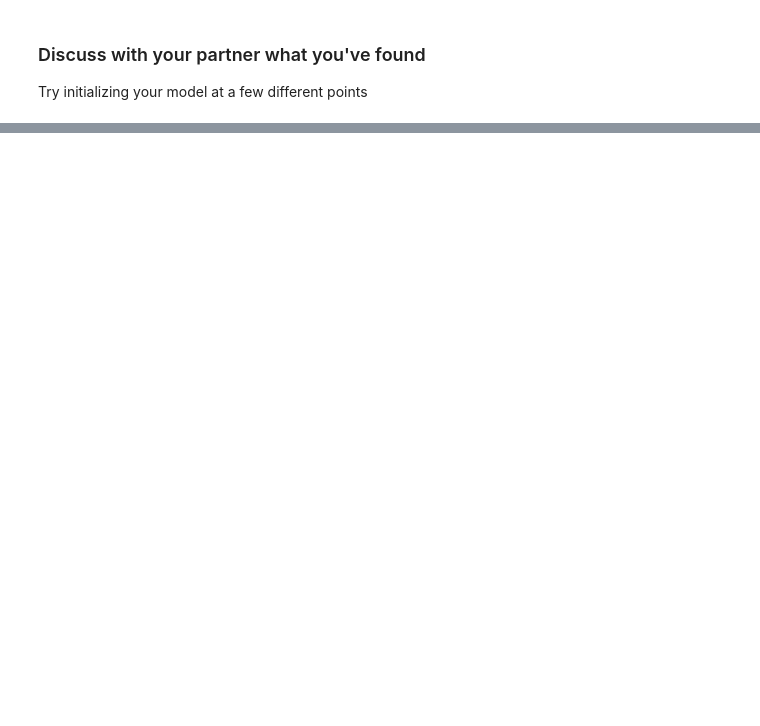
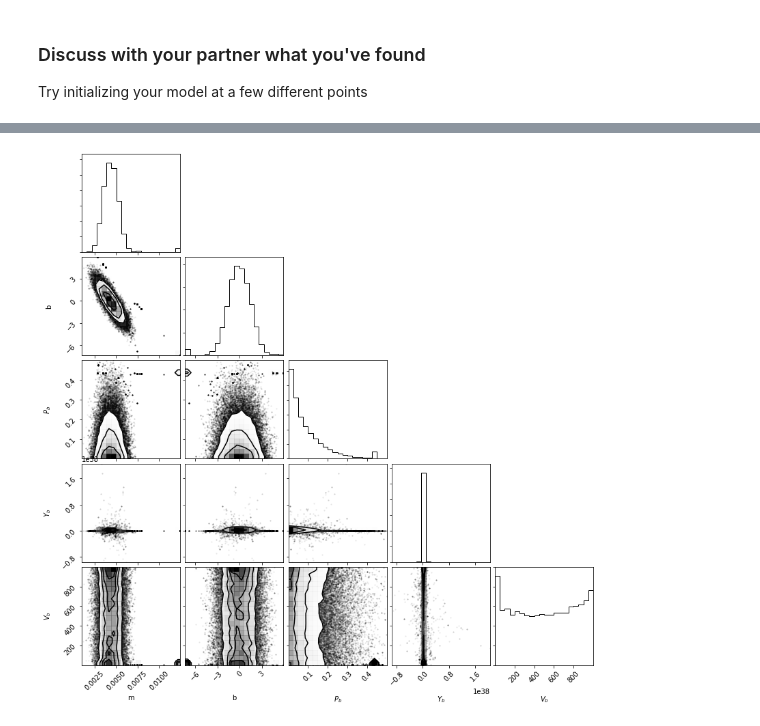
Before and after one commit to astrostatistics-in-crete/2023_summer_school, a Jupyter notebook: 05_MCMC/MCMC_advanced Answer Key.ipynb, the cells around one changed output, grey strips where cells are left out. Saved outputs shown, nothing was run; the diff lists cells and outputs as text; code cells hidden in the pictures; blank space fills up the shorter version.

```diff
--- a/05_MCMC/MCMC_advanced Answer Key.ipynb
+++ b/05_MCMC/MCMC_advanced Answer Key.ipynb
@@ -645,0 +752,13 @@ Try initializing your model at a few different points
+# %%
+# Remove burn-in
+chains = sampler.chain[:,200:]
+
+# Flatten the chains
+n_chains, n_steps, n_var = chains.shape
+flatchain = chains.reshape((n_chains*n_steps, n_var))
+
+labels = ['m', 'b', r'$P_b$', r'$Y_b$', r'$V_b$']
+corner.corner(flatchain, labels=labels)
+
+plt.show()
+# %% [output]
@@ -645,0 +767 @@ Try initializing your model at a few different points
+[figure, added]
```
Also changed, not shown: parts of 26 cells of this notebook, 2 other files.
